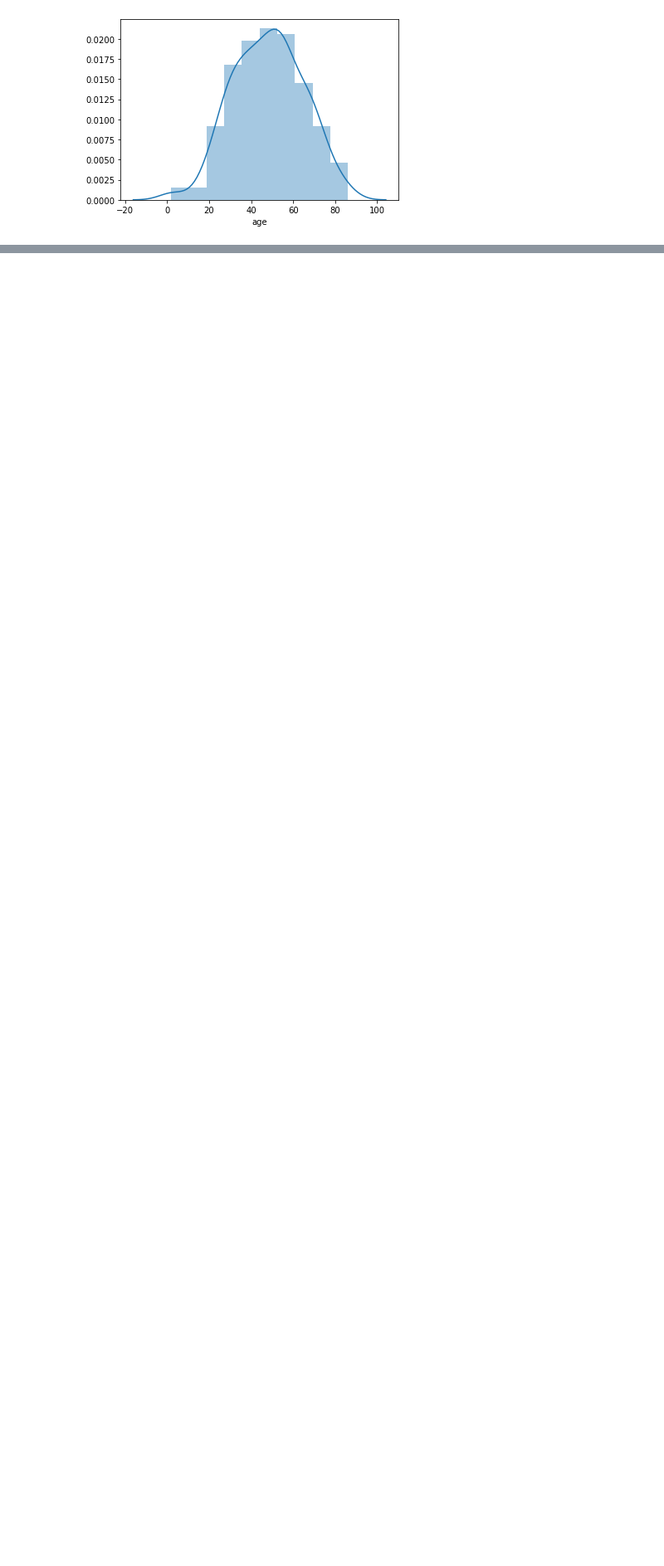
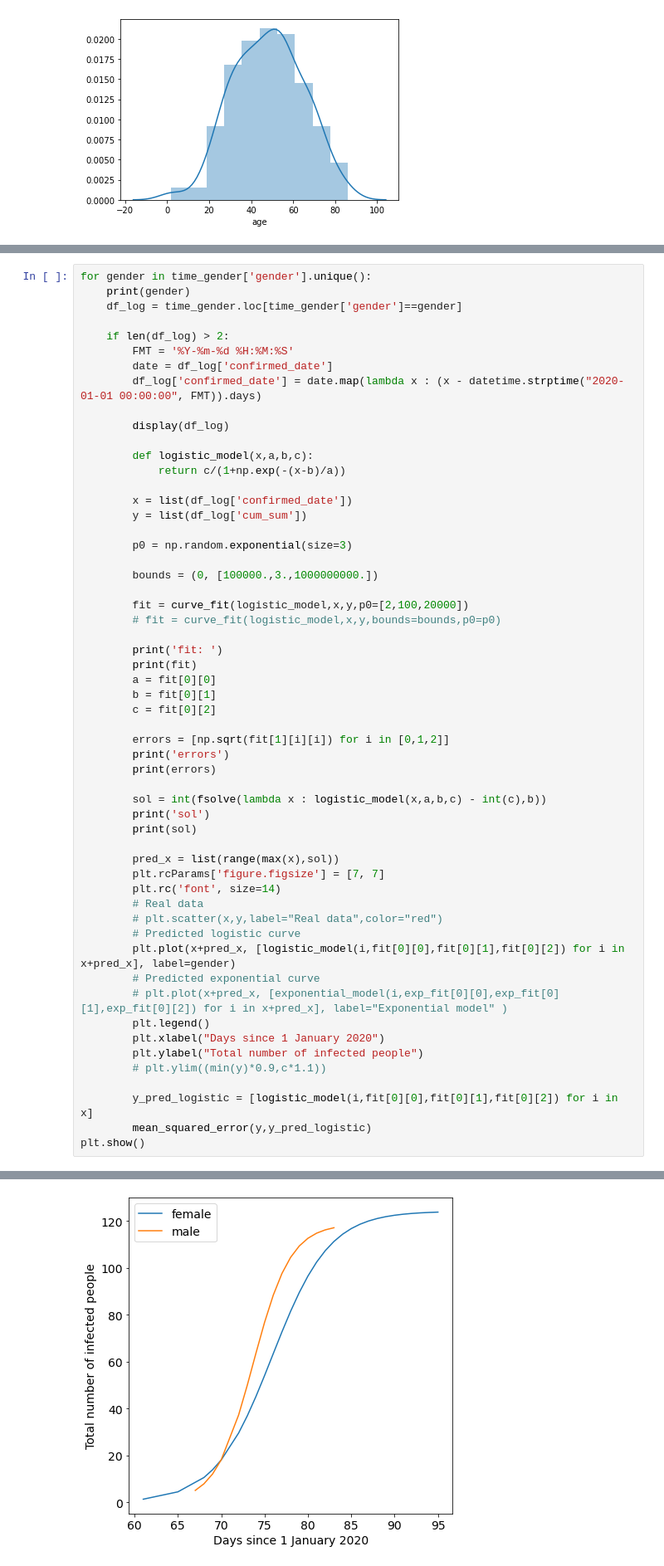
Before and after one commit to marfanwicaksono/covid19-exploration-analysis, a Jupyter notebook: indonesia-coronavirus-cases/indonesia-coronavirus-cases.ipynb, the cells around one changed output, grey strips where cells are left out. Shown at 83% size. Cells and saved outputs as stored; diff of their text form; blank space fills up the shorter version.

```diff
--- a/indonesia-coronavirus-cases/indonesia-coronavirus-cases.ipynb
+++ b/indonesia-coronavirus-cases/indonesia-coronavirus-cases.ipynb
@@ -135,0 +249,57 @@ NameError: name 'df_clean_age_gender' is not defined
+# %%
+for gender in time_gender['gender'].unique():
+    print(gender)
+    df_log = time_gender.loc[time_gender['gender']==gender]
+
+    if len(df_log) > 2:
+        FMT = '%Y-%m-%d %H:%M:%S'
+        date = df_log['confirmed_date']
+        df_log['confirmed_date'] = date.map(lambda x : (x - datetime.strptime("2020-01-01 00:00:00", FMT)).days)
+
+        display(df_log)
+
+        def logistic_model(x,a,b,c):
+            return c/(1+np.exp(-(x-b)/a))
+
+        x = list(df_log['confirmed_date'])
+        y = list(df_log['cum_sum'])
+
+        p0 = np.random.exponential(size=3)
+
+        bounds = (0, [100000.,3.,1000000000.])
+
+        fit = curve_fit(logistic_model,x,y,p0=[2,100,20000])
+        # fit = curve_fit(logistic_model,x,y,bounds=bounds,p0=p0)
+
+        print('fit: ')
+        print(fit)
+        a = fit[0][0]
+        b = fit[0][1]
+        c = fit[0][2]
+
+        errors = [np.sqrt(fit[1][i][i]) for i in [0,1,2]]
+        print('errors')
+        print(errors)
+
+        sol = int(fsolve(lambda x : logistic_model(x,a,b,c) - int(c),b))
+        print('sol')
+        print(sol)
+
+        pred_x = list(range(max(x),sol))
+        plt.rcParams['figure.figsize'] = [7, 7]
+        plt.rc('font', size=14)
+        # Real data
+        # plt.scatter(x,y,label="Real data",color="red")
+        # Predicted logistic curve
+        plt.plot(x+pred_x, [logistic_model(i,fit[0][0],fit[0][1],fit[0][2]) for i in x+pred_x], label=gender)
+        # Predicted exponential curve
+        # plt.plot(x+pred_x, [exponential_model(i,exp_fit[0][0],exp_fit[0][1],exp_fit[0][2]) for i in x+pred_x], label="Exponential model" )
+        plt.legend()
+        plt.xlabel("Days since 1 January 2020")
+        plt.ylabel("Total number of infected people")
+        # plt.ylim((min(y)*0.9,c*1.1))
+
+        y_pred_logistic = [logistic_model(i,fit[0][0],fit[0][1],fit[0][2]) for i in x]
+        mean_squared_error(y,y_pred_logistic)
+plt.show()
+# %% [output]
@@ -135,0 +353 @@ NameError: name 'df_clean_age_gender' is not defined
+[figure, added]
```
Also changed, not shown: parts of 4 cells of this notebook, 5 other files.
